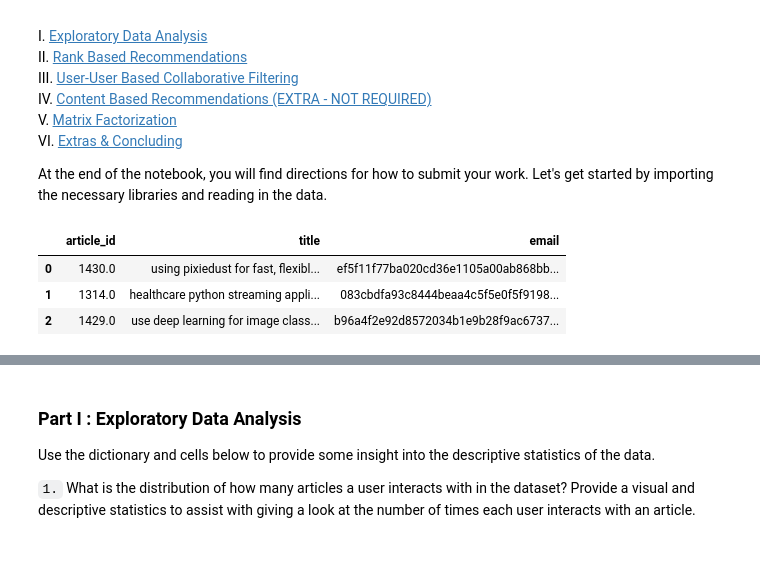
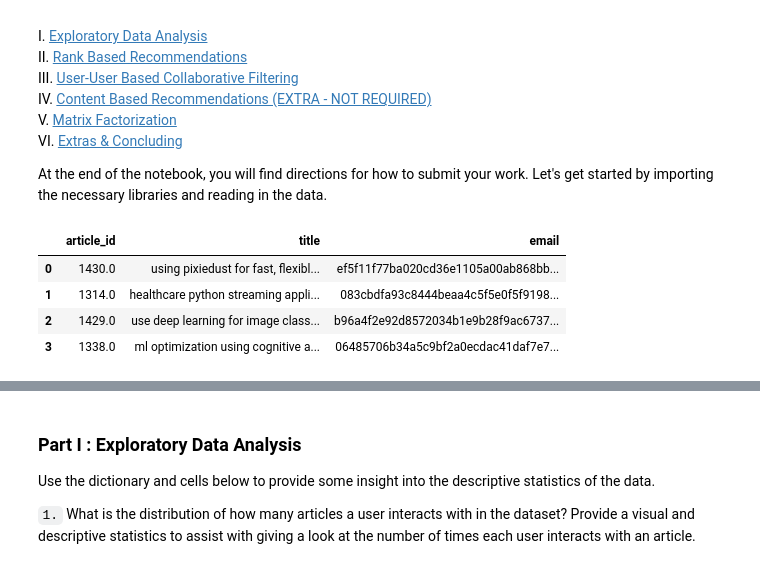
Before and after one commit to aseemnarula1/Recommendations_with_IBM, a Jupyter notebook: Recommendations_with_IBM.ipynb, the cells around one changed output, grey strips where cells are left out. Drawn from its saved outputs; the diff is of its cells as text; code cells hidden in the pictures.

```diff
--- a/Recommendations_with_IBM.ipynb
+++ b/Recommendations_with_IBM.ipynb
@@ -22,31 +22,32 @@ At the end of the notebook, you will find directions for how to submit your work
 # %%
 #Importing Pyhton libraries, I am also including seaborn for graphs
 import seaborn as sns
 import pandas as pd
 import numpy as np
 import matplotlib.pyplot as plt
 import project_tests as t
 import pickle
 
 %matplotlib inline
 
 # reading user item interactions in the df
 df = pd.read_csv('data/user-item-interactions.csv')
 
 # reading articles communities in the df_content
 df_content = pd.read_csv('data/articles_community.csv')
 
 # Deleting the Unnamed columns from both the dataframes
 del df['Unnamed: 0']
 del df_content['Unnamed: 0']
 
 # Show df to get an idea of the data
-df.head(3)
+df.head(4)
 # %% [output]
 |  | article_id | title | email |
 | 0 | 1430.0 | using pixiedust for fast, flexibl... | ef5f11f77ba020cd36e1105a00ab868bb... |
 | 1 | 1314.0 | healthcare python streaming appli... | 083cbdfa93c8444beaa4c5f5e0f5f9198... |
 | 2 | 1429.0 | use deep learning for image class... | b96a4f2e92d8572034b1e9b28f9ac6737... |
+| 3 | 1338.0 | ml optimization using cognitive a... | 06485706b34a5c9bf2a0ecdac41daf7e7... |
 # %%
 # Show df_content to get an idea of the data
 df_content.head(3)
```
Also changed, not shown: 1 other file.
